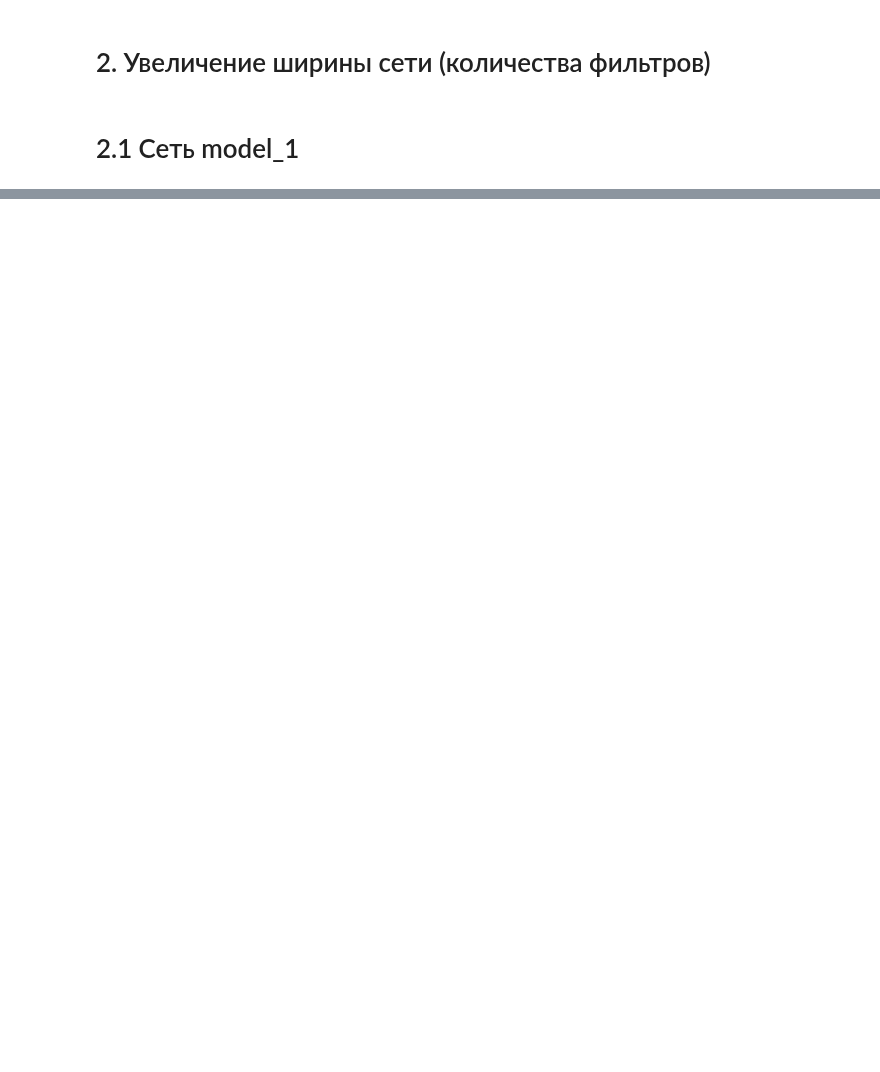
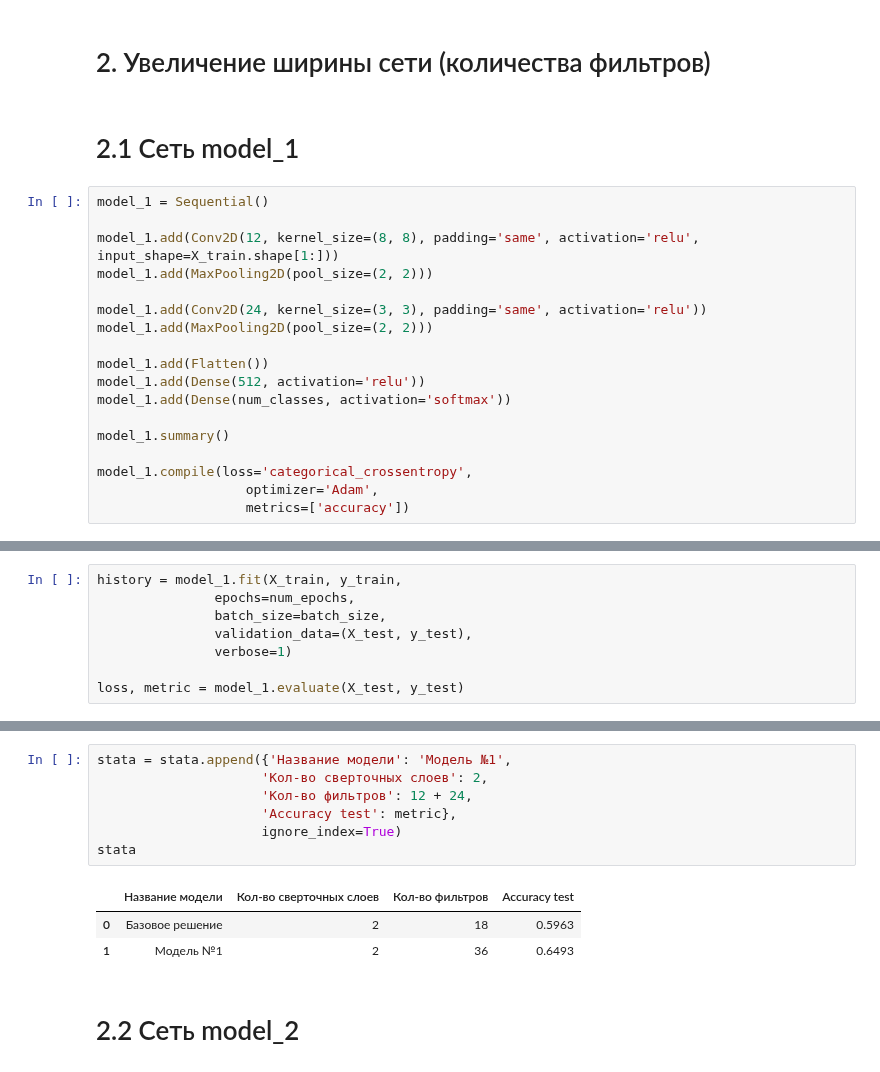
Before and after one commit to dnlygvtv/02_Python_for_Neural_Networks, a Jupyter notebook: HW/HW_4.ipynb, the cells around one changed output, grey strips where cells are left out. Cells and saved outputs as stored; diff of their text form; blank space fills up the shorter version.

```diff
--- a/HW/HW_4.ipynb
+++ b/HW/HW_4.ipynb
@@ -138,3 +137,21 @@ for i, nn in enumerate(NN):
 # 2. Увеличение ширины сети (количества фильтров)
 # %% [markdown]
 # 2.1 Сеть model_1
+# %%
+model_1 = Sequential()
+
+model_1.add(Conv2D(12, kernel_size=(8, 8), padding='same', activation='relu', input_shape=X_train.shape[1:]))
+model_1.add(MaxPooling2D(pool_size=(2, 2)))
+
+model_1.add(Conv2D(24, kernel_size=(3, 3), padding='same', activation='relu'))
+model_1.add(MaxPooling2D(pool_size=(2, 2)))
+
+model_1.add(Flatten())
+model_1.add(Dense(512, activation='relu'))
+model_1.add(Dense(num_classes, activation='softmax'))
+
+model_1.summary()
+
+model_1.compile(loss='categorical_crossentropy',
+                   optimizer='Adam',
+                   metrics=['accuracy'])
@@ -140,0 +176,8 @@ for i, nn in enumerate(NN):
+# %%
+history = model_1.fit(X_train, y_train,
+               epochs=num_epochs,
+               batch_size=batch_size,
+               validation_data=(X_test, y_test),
+               verbose=1)
+
+loss, metric = model_1.evaluate(X_test, y_test)
@@ -140,0 +196,13 @@ for i, nn in enumerate(NN):
+# %%
+stata = stata.append({'Название модели': 'Модель №1',
+                     'Кол-во сверточных слоев': 2,
+                     'Кол-во фильтров': 12 + 24,
+                     'Accuracy test': metric},
+                     ignore_index=True)
+stata
+# %% [output]
+|  | Название модели | Кол-во сверточных слоев | Кол-во фильтров | Accuracy test |
+| 0 | Базовое решение | 2 | 18 | 0.5963 |
+| 1 | Модель №1 | 2 | 36 | 0.6493 |
+# %% [markdown]
+# 2.2 Сеть model_2
```
Also changed, not shown: parts of 11 cells of this notebook.
